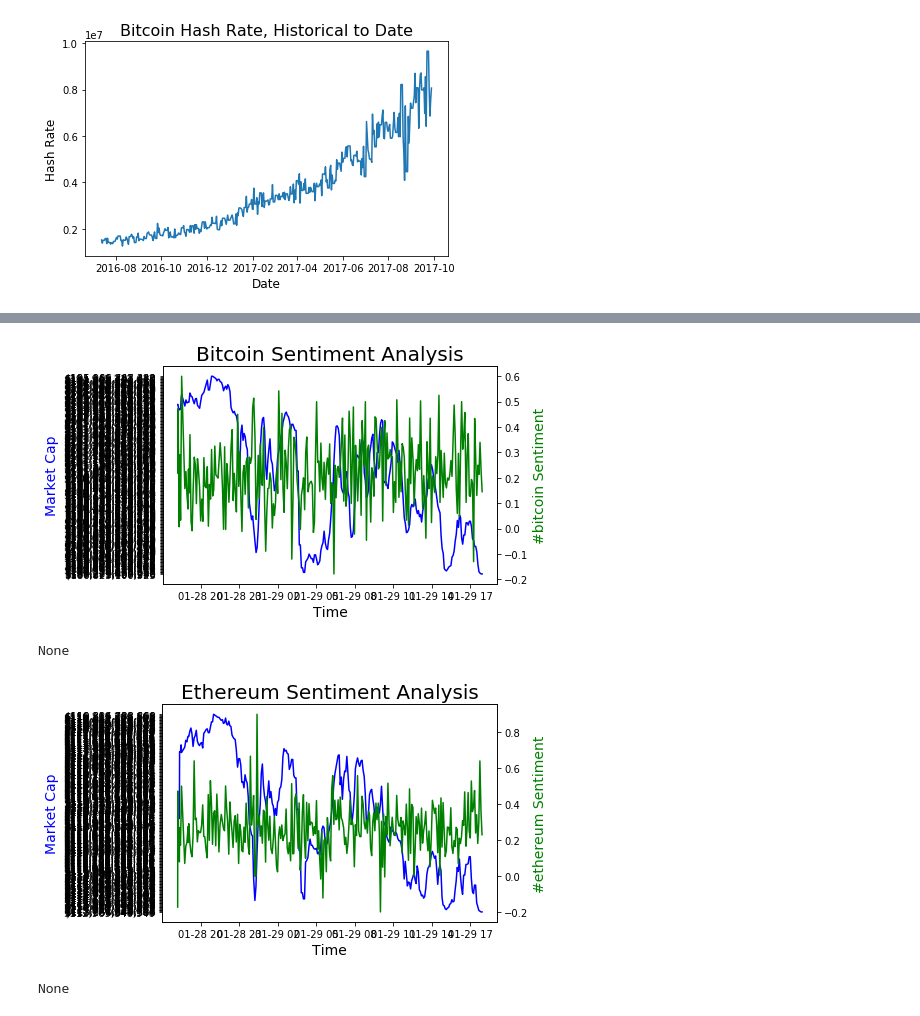
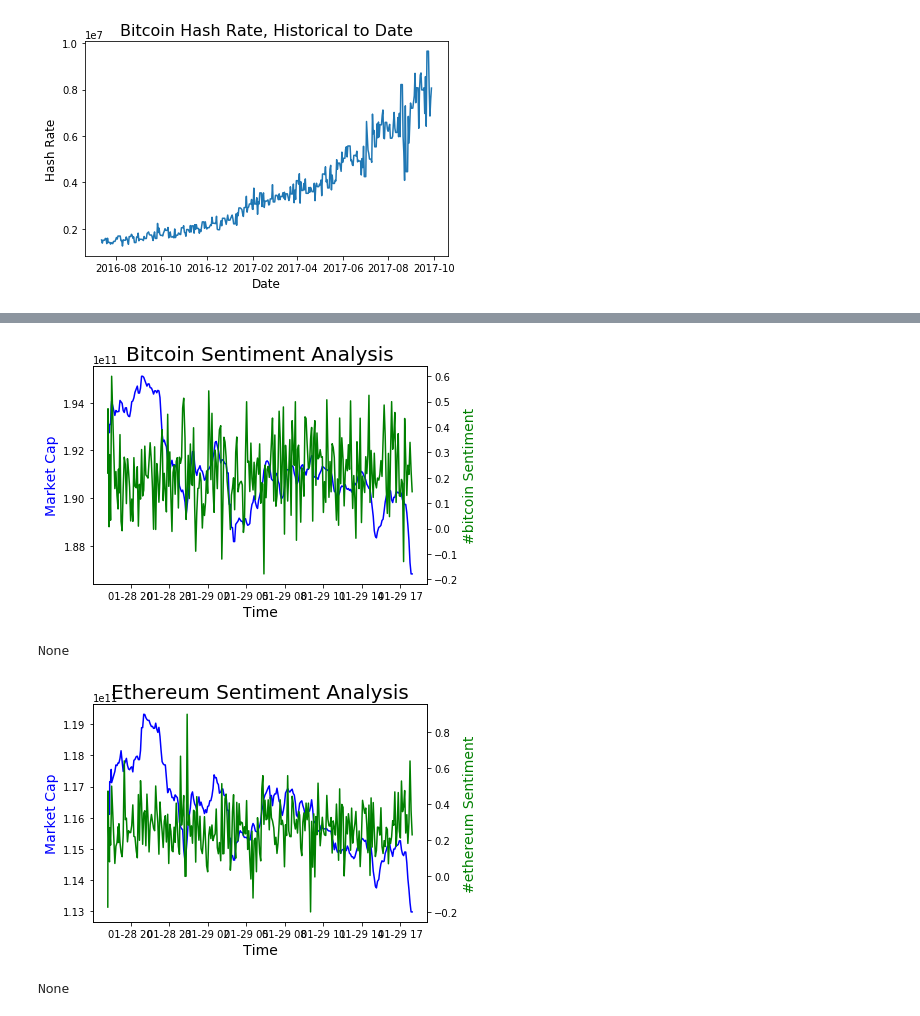
Before and after one commit to cipher813/McMahon_Metis, a Jupyter notebook: Project_2/BTC_EDA.ipynb, the cells around one changed output, grey strips where cells are left out. Drawn from its saved outputs; the diff is of its cells as text; code cells hidden in the pictures.

```diff
--- a/Project_2/BTC_EDA.ipynb
+++ b/Project_2/BTC_EDA.ipynb
@@ -55,3 +17,18 @@ def list_to_average(list):
+# %%
+# Helper functions
+def str_to_int(str):
+    str2 = int(str.replace('$','').replace(',',''))
+    return str2
+
+def to_currency(int):
+    return '{:,}'.format(int)
+
+# def thousands(int):
+#     divided = int // 1000
+#     return to_currency(divided)
+
+# def y_fmt(x, y):
+#     return '{:2.2e}'.format(x).replace('e', 'x10^')
 # %%
 df = pd.read_pickle('data/benson_btcsentiment_df.pkl')
 df = df[['BTCPrice','ETHPrice','BTCVol','TxFees','CostperTxn','NoTxns','AvgBlkSz','UniqueAddresses','HashRate','Crypto Market Cap','Nasdaq','Gold','Interest']]
@@ -636,28 +471,28 @@ btcsa.tail(2)
 # %%
 btcsa = pd.read_pickle('data/benson_btcsentiment_dfs.pkl')
 
-y1 = pd.Series(btcsa['BTC'])
+y1 = pd.Series(btcsa['BTC']).apply(str_to_int)
 y2 = pd.Series(btcsa['Bitcoin_S'])
 x = pd.Series(btcsa.index.values)
 
 ax = plt.gca()
 ax2 = ax.twinx()
 plt.axis('normal')
 ax.plot(x,y1, 'b',linewidth=1.5)
 ax2.plot(x,y2, 'g',linewidth=1.5)
 ax.set_ylabel("Market Cap",fontsize=14,color='blue')
 ax2.set_ylabel("#bitcoin Sentiment",fontsize=14,color='green')
 # ax.grid(True)
 plt.title("Bitcoin Sentiment Analysis", fontsize=20,color='black')
 ax.set_xlabel('Time', fontsize=14, color='black')
-# plt.tight_layout()
+# plt.yticks(np.arange(0,max(y1),1e11))
 plt.savefig('charts/btcsa.png')
 print(plt.show())
 # %% [output]
-[figure, old version]
+[figure, new version]
 None
 # %%
-y1 = pd.Series(btcsa['ETH'])
+y1 = pd.Series(btcsa['ETH']).apply(str_to_int)
 y2 = pd.Series(btcsa['Ethereum_S'])
 x = pd.Series(btcsa.index.values)
 
@@ -675,6 +510,6 @@ ax.set_xlabel('Time', fontsize=14, color='black')
 plt.savefig('charts/ethsa.png')
 print(plt.show())
 # %% [output]
-[figure, old version]
+[figure, new version]
 None
 # %%
```
Also changed, not shown: parts of 34 cells of this notebook, 5 other files.
